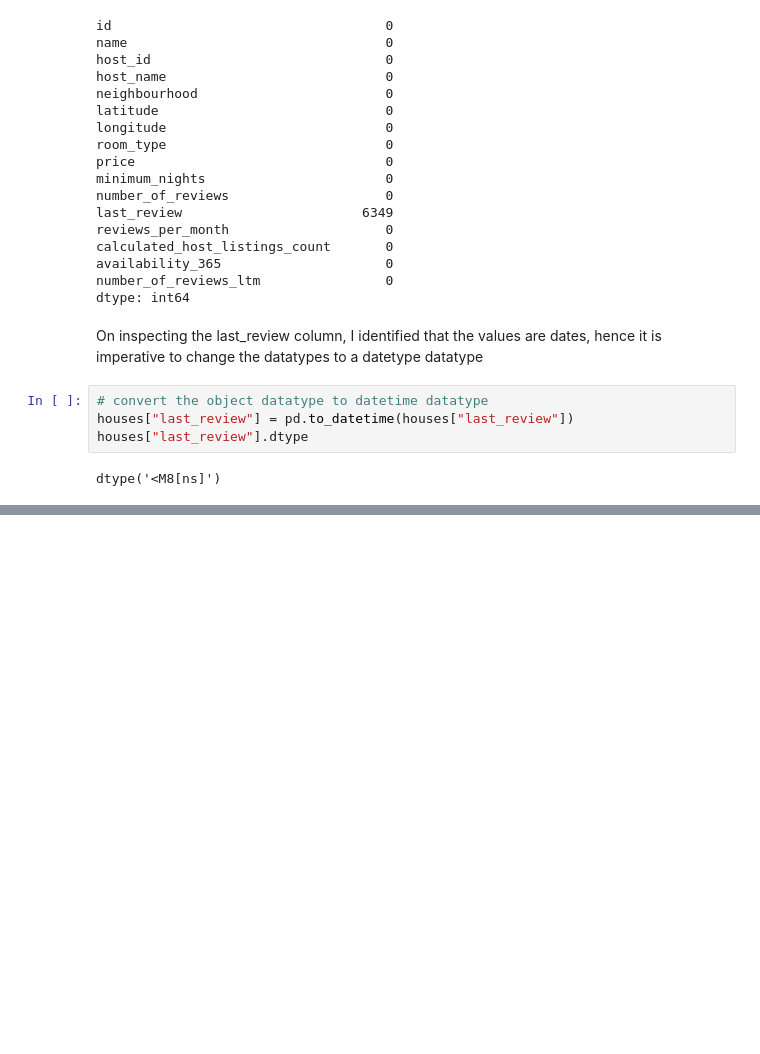
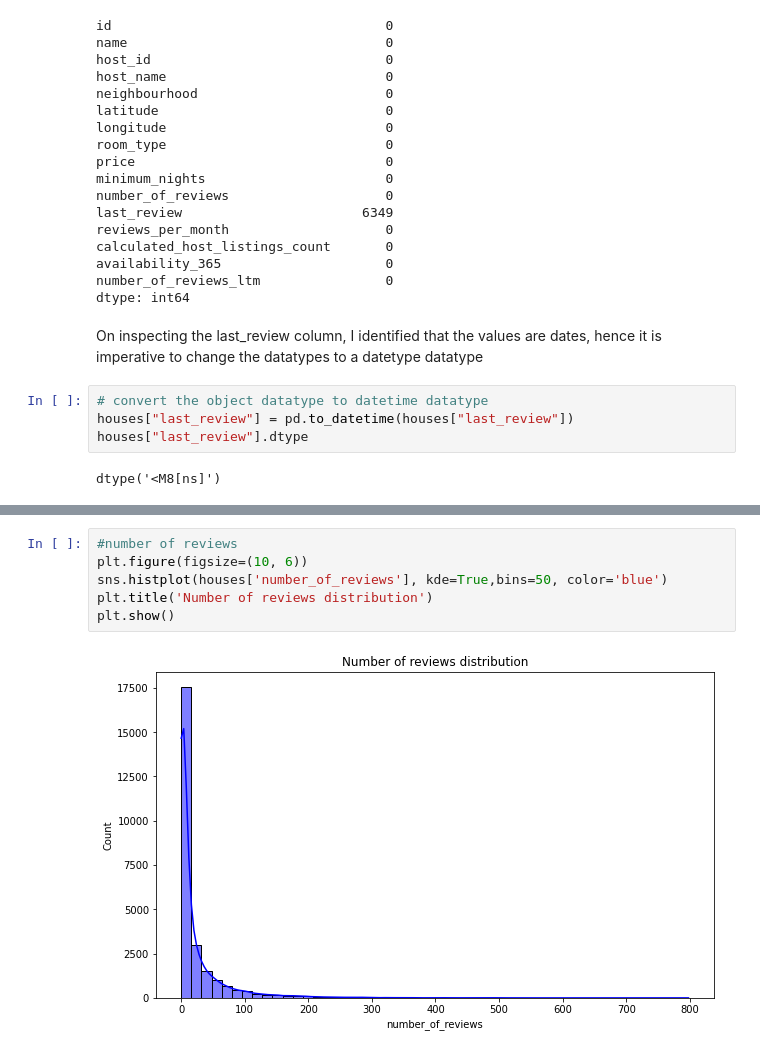
Before and after one commit to wambuiGicheha/Airbnb, a Jupyter notebook: index.ipynb, the cells around one changed output, grey strips where cells are left out. Saved outputs shown, nothing was run; the diff lists cells and outputs as text; blank space fills up the shorter version.

```diff
--- a/index.ipynb
+++ b/index.ipynb
@@ -189,0 +323,8 @@ houses.head(3)
+# %%
+#number of reviews
+plt.figure(figsize=(10, 6))
+sns.histplot(houses['number_of_reviews'], kde=True,bins=50, color='blue')
+plt.title('Number of reviews distribution')
+plt.show()
+# %% [output]
+[figure, added]
```
Also changed, not shown: parts of 24 cells of this notebook.
